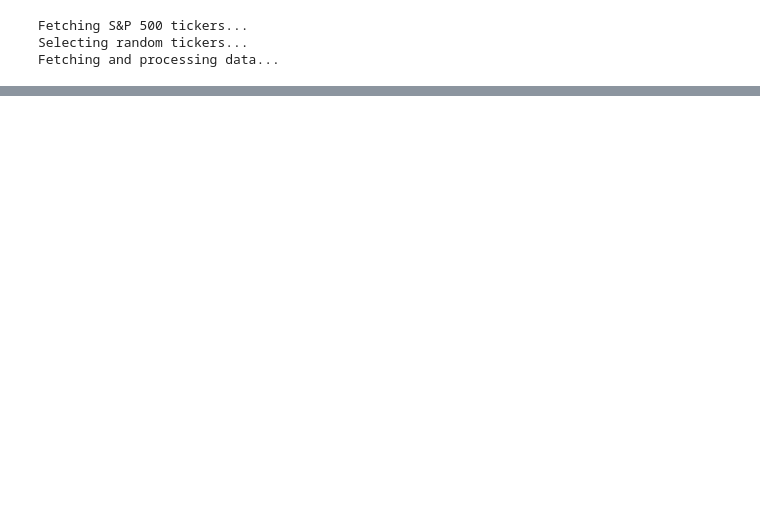
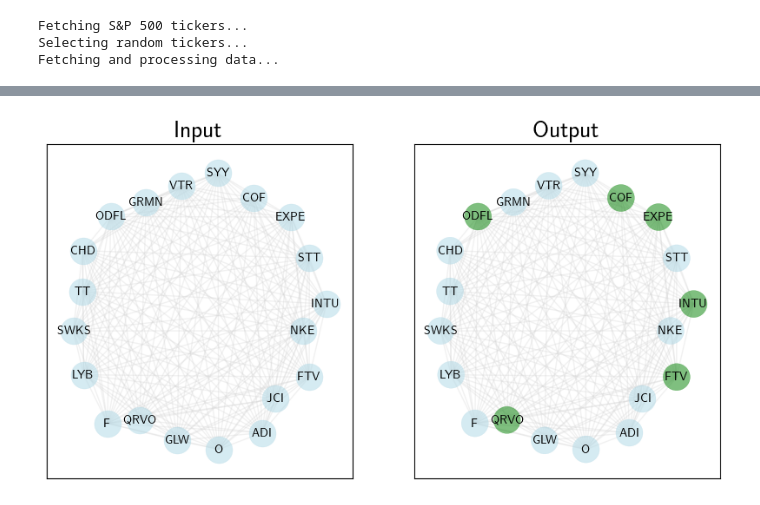
Before and after one commit to qlinhta/wMISGNN, a Jupyter notebook: visual.ipynb, the cells around one changed output, grey strips where cells are left out. Cells and saved outputs as stored; diff of their text form; code cells hidden in the pictures; blank space fills up the shorter version.

```diff
--- a/visual.ipynb
+++ b/visual.ipynb
@@ -220,0 +275,22 @@ Selected assets names: ['MSFT', 'KEYS', 'IBM', 'AON', 'VRTX', 'HLT', 'POOL']
+# %%
+# Visualize the graph input and output
+G = nx.from_pandas_adjacency(graph.adjacency_matrix)
+fig, ax = plt.subplots(1, 2, figsize=(10, 5))
+ax[0].set_title("Input", fontsize=20)
+ax[0].set_xticks([])
+ax[0].set_yticks([])
+nx.draw_networkx_nodes(G, pos, node_size=500, node_color='lightblue', alpha=0.5, ax=ax[0])
+nx.draw_networkx_edges(G, pos, width=1, alpha=0.3, edge_color='lightgrey', ax=ax[0])
+nx.draw_networkx_labels(G, pos, font_size=10, font_color='black', ax=ax[0])
+
+node_colors = ['green' if node in selected_assets_names else 'lightblue' for node in G.nodes()]
+ax[1].set_title("Output", fontsize=20)
+ax[1].set_xticks([])
+ax[1].set_yticks([])
+nx.draw_networkx_nodes(G, pos, node_size=500, node_color=node_colors, alpha=0.5, ax=ax[1])
+nx.draw_networkx_edges(G, pos, width=1, alpha=0.3, edge_color='lightgrey', ax=ax[1])
+nx.draw_networkx_labels(G, pos, font_size=10, font_color='black', ax=ax[1])
+plt.savefig("graph_of_assets_with_selection.pdf", bbox_inches='tight')
+plt.show()
+# %% [output]
+[figure, added]
```
Also changed, not shown: parts of 9 cells of this notebook, 10 other files.
